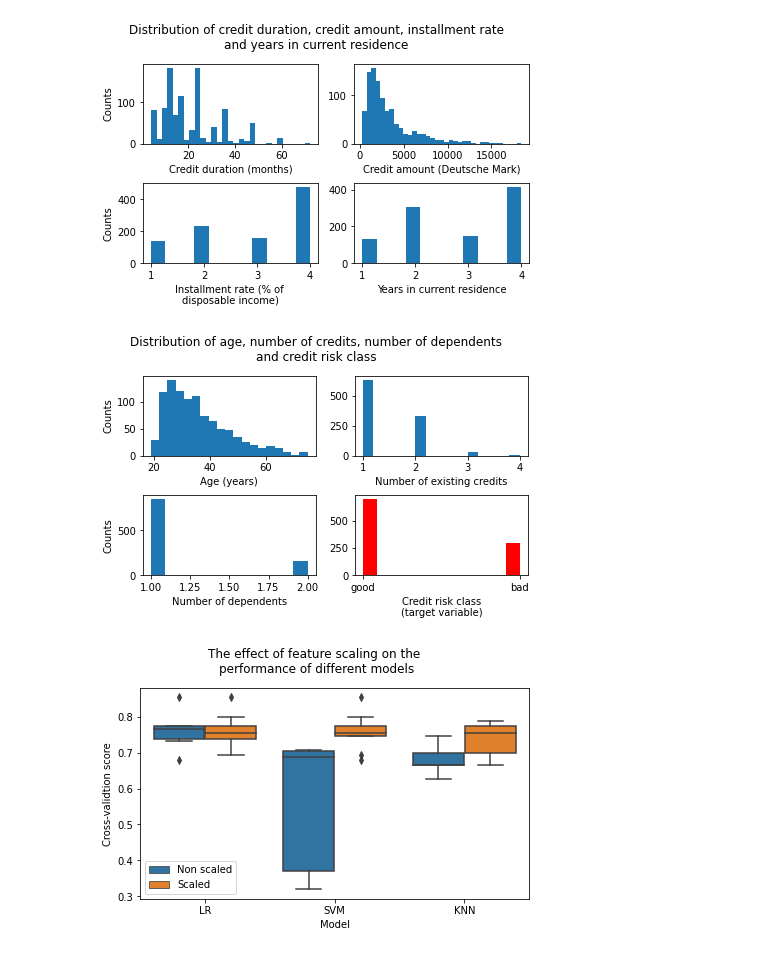
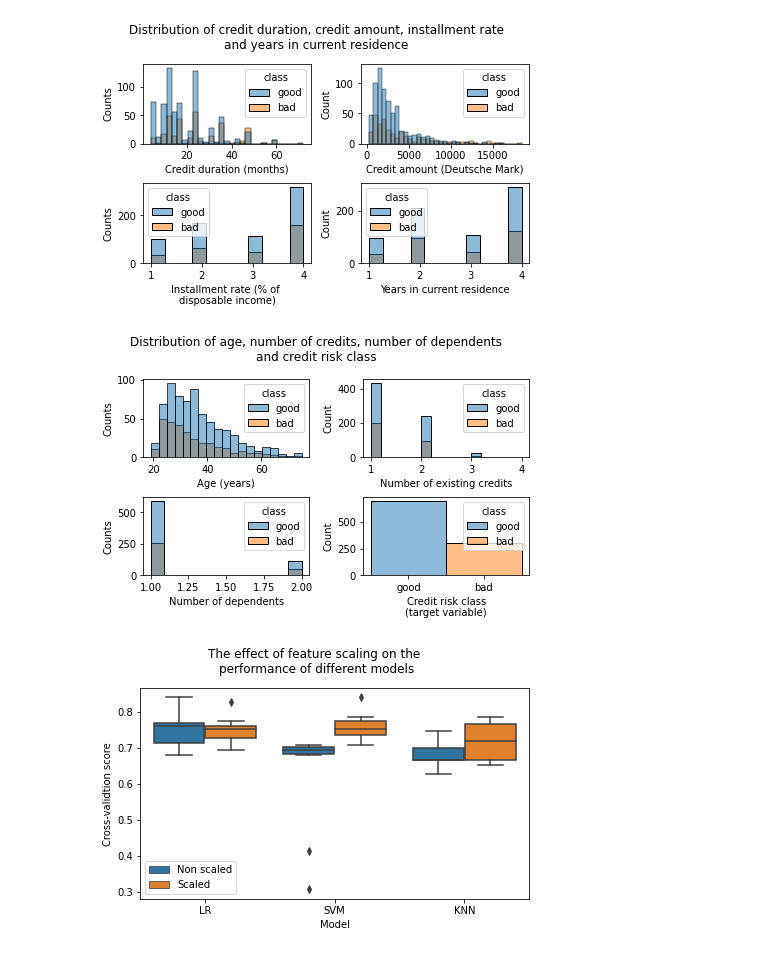
Before and after one commit to ungaroluis/applied-ml-2020, a Jupyter notebook: hw2/part1.ipynb, the cells around one changed output. Saved outputs shown, nothing was run; the diff lists cells and outputs as text; code cells hidden in the pictures.

```diff
--- a/hw2/part1.ipynb
+++ b/hw2/part1.ipynb
@@ -46,51 +47,51 @@ fig, ax = plt.subplots(2, 2, constrained_layout=True)
 
 fig.suptitle('Distribution of credit duration, credit amount, installment rate\nand years in current residence')
 
-ax[0, 0].hist(data['duration'], bins='auto')
+sns.histplot(data=data, x='duration', hue='class', ax=ax[0, 0])
 ax[0, 0].set_xlabel('Credit duration (months)')
 ax[0, 0].set_ylabel('Counts')
 
-ax[0, 1].hist(data['credit_amount'], bins='auto')
+sns.histplot(data=data, x='credit_amount', hue='class', ax=ax[0, 1])
 ax[0, 1].set_xlabel('Credit amount (Deutsche Mark)')
 
-ax[1, 0].hist(data['installment_commitment'], bins='auto')
+sns.histplot(data=data, x='installment_commitment', hue='class', ax=ax[1, 0])
 ax[1, 0].set_xlabel('Installment rate (% of \ndisposable income)')
 ax[1, 0].set_ylabel('Counts')
 
-ax[1, 1].hist(data['residence_since'], bins='auto')
+sns.histplot(data=data, x='residence_since', hue='class', ax=ax[1, 1])
 ax[1, 1].set_xlabel('Years in current residence')
 
 non_cat_cols = ['duration', 'credit_amount', 'installment_commitment', 'residence_since']
 
 plt.show()
 # %% [output]
-[figure, old version]
+[figure, new version]
 # %%
 # Distribution of the remaining non-categorical features as well as the target
 fig, ax = plt.subplots(2, 2, constrained_layout=True)
 
 fig.suptitle('Distribution of age, number of credits, number of dependents\nand credit risk class')
 
-ax[0, 0].hist(data['age'], bins='auto')
+sns.histplot(data=data, x='age', hue='class', ax=ax[0, 0])
 ax[0, 0].set_xlabel('Age (years)')
 ax[0, 0].set_ylabel('Counts')
 
-ax[0, 1].hist(data['existing_credits'], bins='auto')
+sns.histplot(data=data, x='existing_credits', hue='class', ax=ax[0, 1])
 ax[0, 1].set_xlabel('Number of existing credits')
 
-ax[1, 0].hist(data['num_dependents'], bins='auto')
+sns.histplot(data=data, x='num_dependents', hue='class', ax=ax[1, 0])
 ax[1, 0].set_xlabel('Number of dependents')
 ax[1, 0].set_ylabel('Counts')
 
-ax[1, 1].hist(data['class'], color='r', bins='auto')
+sns.histplot(data=data, x='class', hue='class', ax=ax[1, 1])
 ax[1, 1].set_xlabel('Credit risk class\n(target variable)')
 
 non_cat_cols.extend(['age', 'existing_credits', 'num_dependents'])
 cat_cols = [col for col in data.columns if col not in non_cat_cols and col != 'class']
 
 plt.show()
 # %% [output]
-[figure, old version]
+[figure, new version]
 # %%
 # Train-test-validation split
 X = data.loc[:, data.columns != 'class']
@@ -102,12 +103,12 @@ cv = 10
 
 # Initializing variables for storing the score data
 score_data = {'Model': [], 'Preprocessing': [], 'Scores': []}
-model_data = [('LR', LogisticRegression()), ('SVM', LinearSVC()), ('KNN', KNeighborsClassifier())]
+model_data = [('LR', LogisticRegression(random_state=0, C=0.1)), ('SVM', LinearSVC(random_state=0, C=0.1)), ('KNN', KNeighborsClassifier())]
 
 # Perform only the required preprocessing of categorical features
 X_train_val_trans = pd.get_dummies(X_train_val, columns=cat_cols)
 
-warnings.filterwarnings('ignore') # Ignoring warning due to lack of scaling
+warnings.filterwarnings("ignore", category=ConvergenceWarning) # Ignoring warning due to lack of scaling
 
 for name, model in model_data:
     score_data['Model'] += [name] * cv
@@ -117,10 +118,12 @@ for name, model in model_data:
 warnings.filterwarnings('default')
 
 # Creating main column transformer and fitting with pipelines
+ord_enc = OrdinalEncoder()
+
 col_trans = ColumnTransformer([
     ('cont', RobustScaler(), ['duration', 'credit_amount', 'age']),
     ('disc', MinMaxScaler(), ['installment_commitment', 'residence_since', 'existing_credits', 'num_dependents']),
-    ('cat', OneHotEncoder(), cat_cols)
+    ('cat', OneHotEncoder(drop='first'), cat_cols)
 ])
 
 for name, model in model_data:
@@ -141,7 +144,7 @@ ax.legend()
 
 plt.show()
 # %% [output]
-[figure, old version]
+[figure, new version]
 # %%
 # Create pipeline and parameter grid (leaving out transformer tunning for simplicity of visualization)
 pipe = Pipeline([
```
Also changed, not shown: parts of 6 cells of this notebook.
